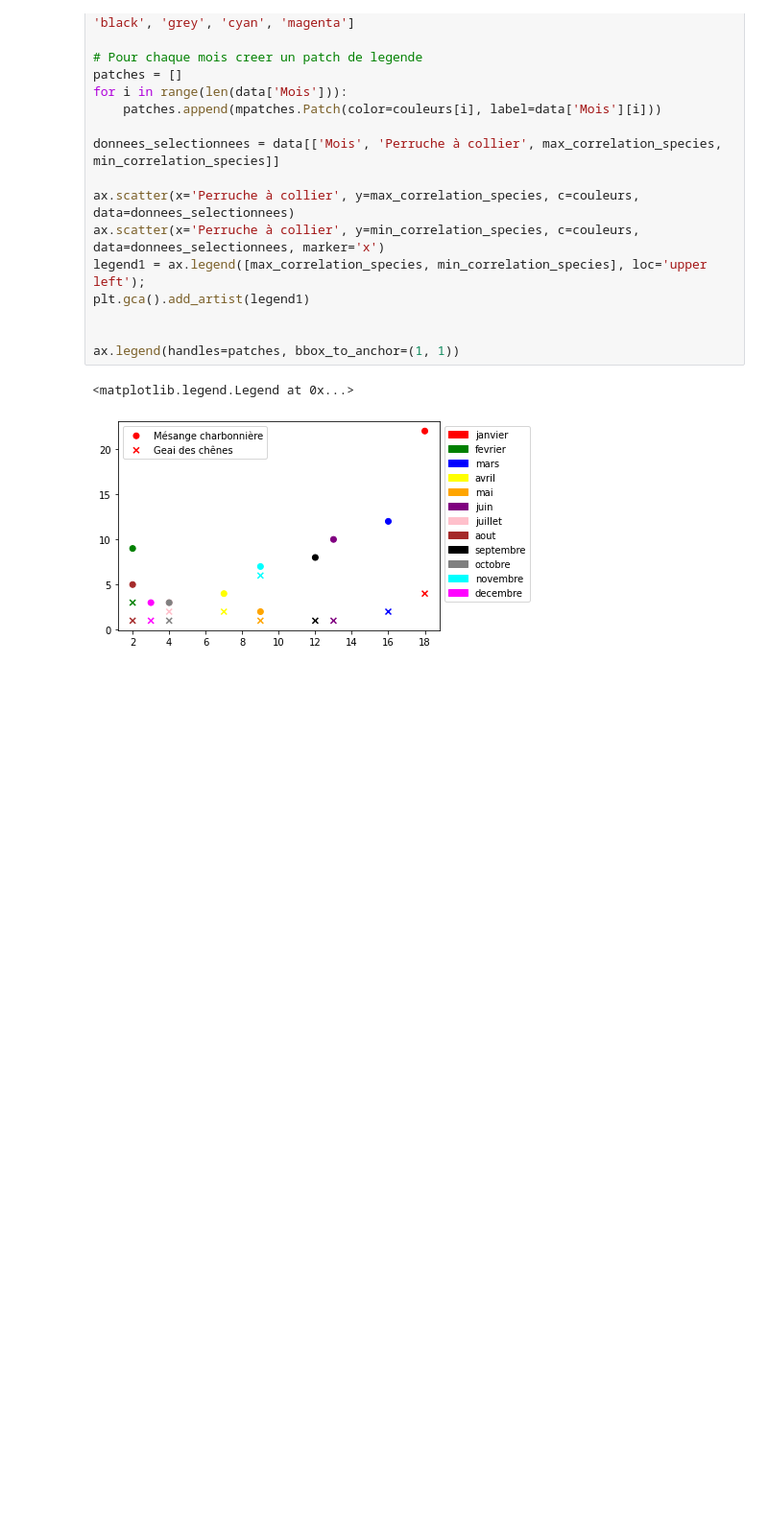
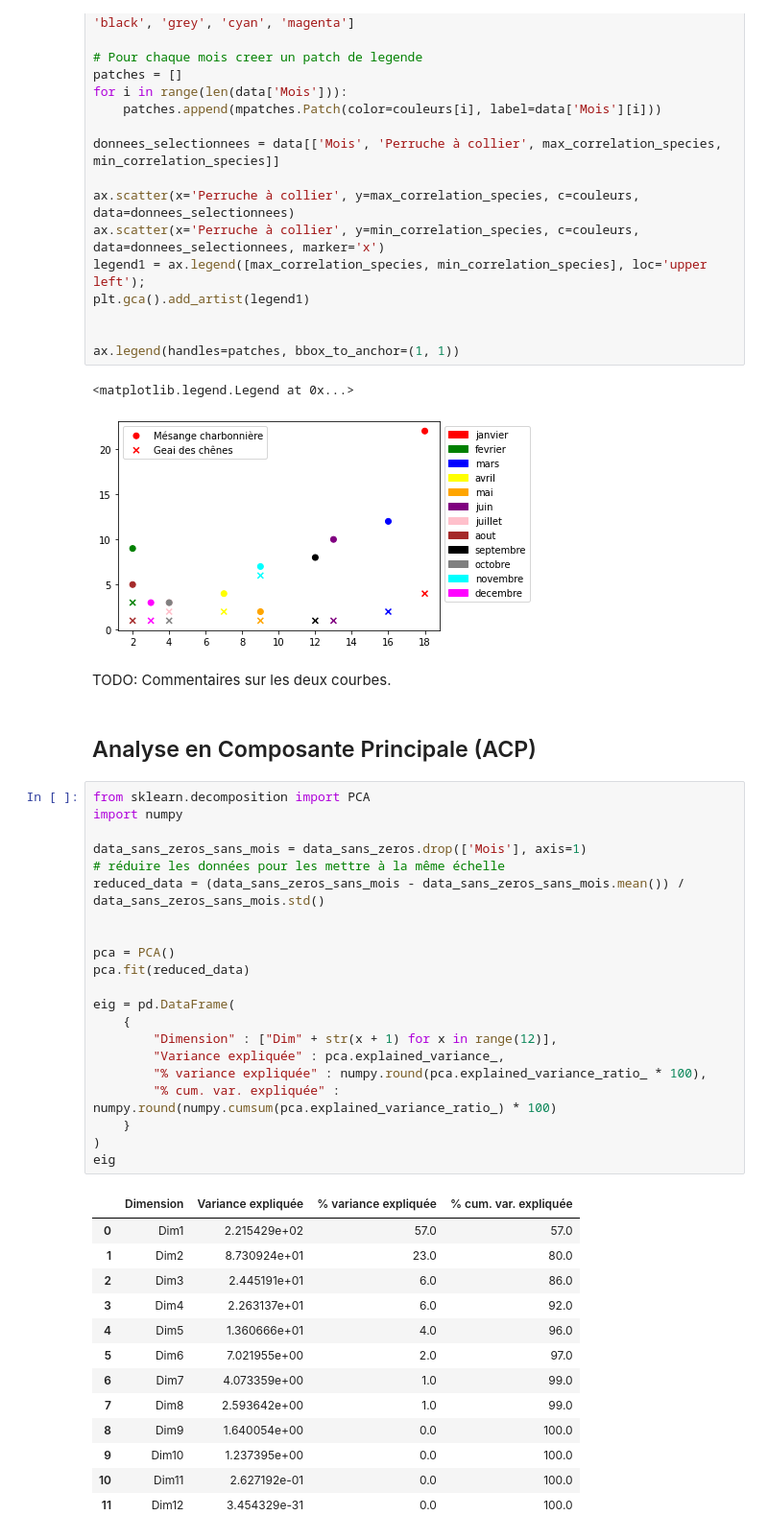
Before and after one commit to hadouin/data-science-isep, a Jupyter notebook: main.ipynb, the cells around one changed output. Shown: that part at 96% size. Cells and saved outputs as stored; diff of their text form; blank space fills up the shorter version.

```diff
--- a/main.ipynb
+++ b/main.ipynb
@@ -220,3 +220,42 @@ ax.legend(handles=patches, bbox_to_anchor=(1, 1))
 # %% [output]
 <matplotlib.legend.Legend at 0x...>
 [figure]
+# %% [markdown]
+TODO: Commentaires sur les deux courbes.
+# %% [markdown]
+## Analyse en Composante Principale (ACP)
+# %%
+from sklearn.decomposition import PCA
+import numpy
+
+data_sans_zeros_sans_mois = data_sans_zeros.drop(['Mois'], axis=1)
+# réduire les données pour les mettre à la même échelle
+reduced_data = (data_sans_zeros_sans_mois - data_sans_zeros_sans_mois.mean()) / data_sans_zeros_sans_mois.std()
+
+
+pca = PCA()
+pca.fit(reduced_data)
+
+eig = pd.DataFrame(
+    {
+        "Dimension" : ["Dim" + str(x + 1) for x in range(12)],
+        "Variance expliquée" : pca.explained_variance_,
+        "% variance expliquée" : numpy.round(pca.explained_variance_ratio_ * 100),
+        "% cum. var. expliquée" : numpy.round(numpy.cumsum(pca.explained_variance_ratio_) * 100)
+    }
+)
+eig
+# %% [output]
+|  | Dimension | Variance expliquée | % variance expliquée | % cum. var. expliquée |
+| 0 | Dim1 | 2.215429e+02 | 57.0 | 57.0 |
+| 1 | Dim2 | 8.730924e+01 | 23.0 | 80.0 |
+| 2 | Dim3 | 2.445191e+01 | 6.0 | 86.0 |
+| 3 | Dim4 | 2.263137e+01 | 6.0 | 92.0 |
+| 4 | Dim5 | 1.360666e+01 | 4.0 | 96.0 |
+| 5 | Dim6 | 7.021955e+00 | 2.0 | 97.0 |
+| 6 | Dim7 | 4.073359e+00 | 1.0 | 99.0 |
+| 7 | Dim8 | 2.593642e+00 | 1.0 | 99.0 |
+| 8 | Dim9 | 1.640054e+00 | 0.0 | 100.0 |
+| 9 | Dim10 | 1.237395e+00 | 0.0 | 100.0 |
+| 10 | Dim11 | 2.627192e-01 | 0.0 | 100.0 |
+| 11 | Dim12 | 3.454329e-31 | 0.0 | 100.0 |
```
Also changed, not shown: parts of 8 cells of this notebook.
